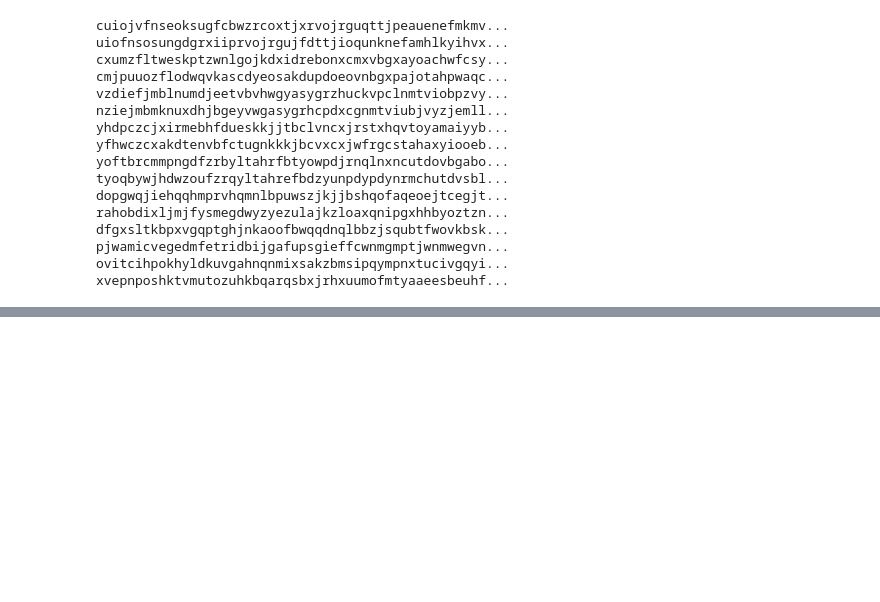
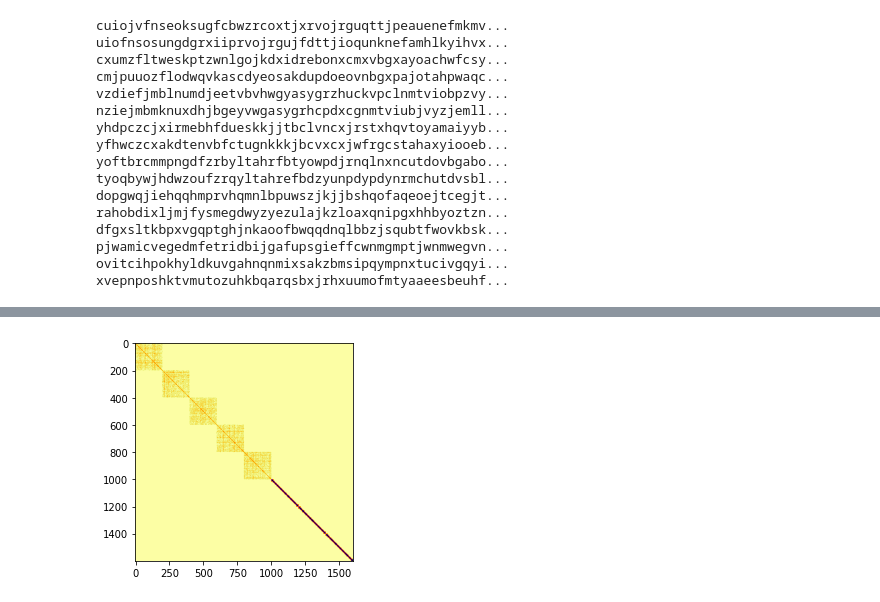
Before and after one commit to gchq/annchor, a Jupyter notebook: Examples/UmapHDBSCANIntegration.ipynb, the cells around one changed output, grey strips where cells are left out. Saved outputs shown, nothing was run; the diff lists cells and outputs as text; code cells hidden in the pictures; blank space fills up the shorter version.

```diff
--- a/Examples/UmapHDBSCANIntegration.ipynb
+++ b/Examples/UmapHDBSCANIntegration.ipynb
@@ -78,0 +104,17 @@ T = U.fit_transform(D)
+# %%
+# Convert sparse distance matrix to dense distance matrix
+dense = D.todense().astype(float)
+
+# Set uncomputed distances to be twice the maximum distance
+maxd = np.max(dense)
+dense[dense==0]=2*maxd
+
+# In the last step we made items far away from themselves, so we should undo this.
+dense -= np.identity(len(X))*2*maxd
+
+# Take a look at the distance matrix (we should immediately spot some structure!)
+fig,ax = plt.subplots(figsize=(4,4))
+ax.imshow(dense,cmap=plt.cm.inferno)
+plt.show()
+# %% [output]
+[figure, added]
```
Also changed, not shown: parts of 14 cells of this notebook, 10 other files.
